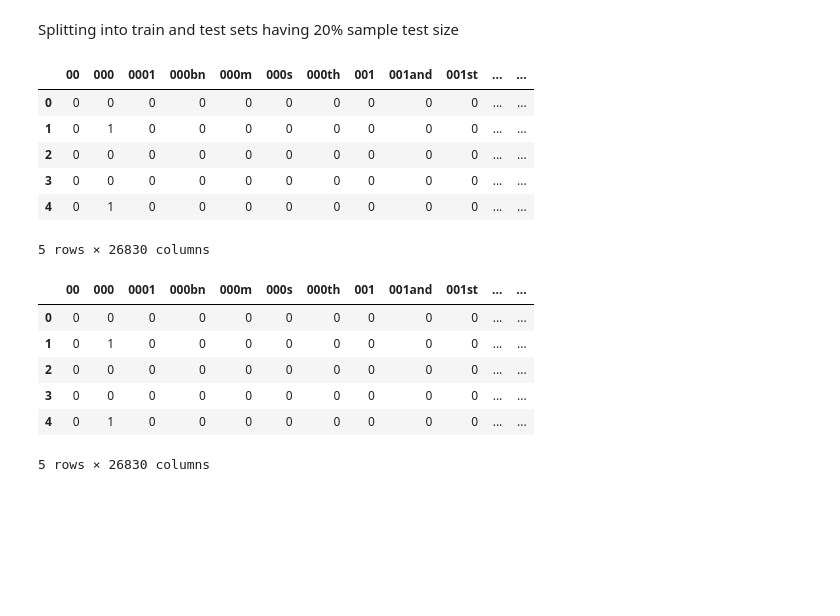
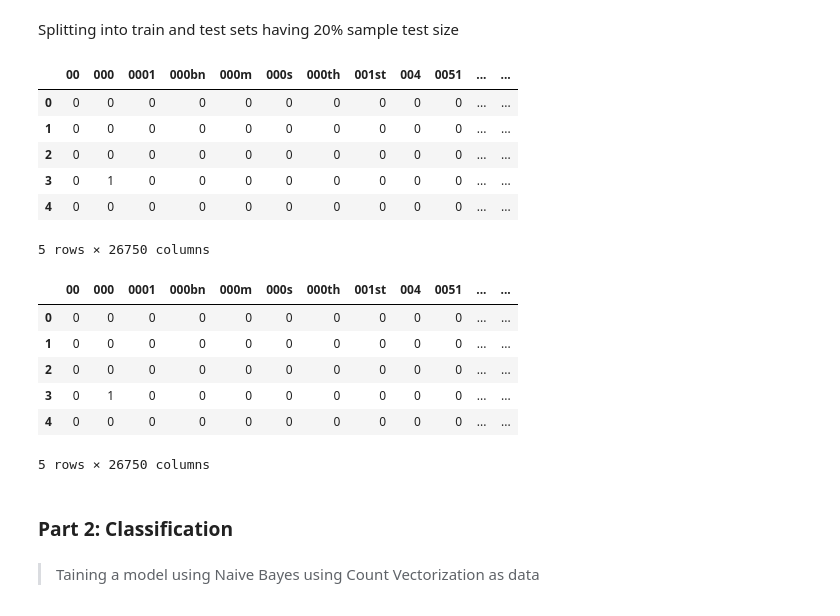
Before and after one commit to cogentdom/Text_Centroiding, a Jupyter notebook: Assgn5.ipynb, the cells around one changed output. Drawn from its saved outputs; the diff is of its cells as text; code cells hidden in the pictures; blank space fills up the shorter version.

```diff
--- a/Assgn5.ipynb
+++ b/Assgn5.ipynb
@@ -36,2 +40,6 @@ sns.countplot(x=articles['category'])
 # %% [markdown]
 **The distribution of each categorty represented graphically**
+# %%
+category_dict = {'business':0, 'entertainment':1, 'politics':2, 'sport':3, 'tech':4}
+articles['category_id'] = articles['category'].map(category_dict)
+articles.head()
@@ -38,32 +53,39 @@ sns.countplot(x=articles['category'])
+# %%
+X = articles['text']
+y = articles['category_id']
 # %%
-train, test = train_test_split(articles, test_size=0.2)
+X_train, X_test, y_train, y_test = train_test_split(X, y, test_size=0.2)
 # %% [markdown]
 Splitting into train and test sets having 20% sample test size
 # %%
-count_mod = CountVectorizer(stop_words='english')
-train_cm = count_mod.fit_transform(train['text'])
-test_cm = count_mod.transform(test['text'])
+count_vect = CountVectorizer(stop_words='english')
+X_train_count = count_vect.fit_transform(X_train)
+X_test_count = count_vect.transform(X_test)
 
-pd.DataFrame(train_cm.toarray(), columns=count_mod.get_feature_names()).head()
+pd.DataFrame(X_train_count.toarray(), columns=count_vect.get_feature_names()).head()
 # %% [output]
-|  | 00 | 000 | 0001 | 000bn | 000m | 000s | 000th | 001 | 001and | 001st | ... | ... |
+|  | 00 | 000 | 0001 | 000bn | 000m | 000s | 000th | 001st | 004 | 0051 | ... | ... |
 | 0 | 0 | 0 | 0 | 0 | 0 | 0 | 0 | 0 | 0 | 0 | ... | ... |
-| 1 | 0 | 1 | 0 | 0 | 0 | 0 | 0 | 0 | 0 | 0 | ... | ... |
+| 1 | 0 | 0 | 0 | 0 | 0 | 0 | 0 | 0 | 0 | 0 | ... | ... |
 | 2 | 0 | 0 | 0 | 0 | 0 | 0 | 0 | 0 | 0 | 0 | ... | ... |
-| 3 | 0 | 0 | 0 | 0 | 0 | 0 | 0 | 0 | 0 | 0 | ... | ... |
-| 4 | 0 | 1 | 0 | 0 | 0 | 0 | 0 | 0 | 0 | 0 | ... | ... |
+| 3 | 0 | 1 | 0 | 0 | 0 | 0 | 0 | 0 | 0 | 0 | ... | ... |
+| 4 | 0 | 0 | 0 | 0 | 0 | 0 | 0 | 0 | 0 | 0 | ... | ... |
-5 rows × 26830 columns
+5 rows × 26750 columns
 # %%
-tfidf_mod = TfidfVectorizer(stop_words='english')
-train_tfm = tfidf_mod.fit_transform(train['text'])
-test_tfm = _mod.transform(test['text'])
+tfidf_vect = CountVectorizer(stop_words='english')
+X_train_tfi = tfidf_vect.fit_transform(X_train)
+X_test_tfi = tfidf_vect.transform(X_test)
 
-pd.DataFrame(train_tfm.toarray(), columns=count_mod.get_feature_names()).head()
+pd.DataFrame(X_train_tfi.toarray(), columns=tfidf_vect.get_feature_names()).head()
 # %% [output]
-|  | 00 | 000 | 0001 | 000bn | 000m | 000s | 000th | 001 | 001and | 001st | ... | ... |
+|  | 00 | 000 | 0001 | 000bn | 000m | 000s | 000th | 001st | 004 | 0051 | ... | ... |
 | 0 | 0 | 0 | 0 | 0 | 0 | 0 | 0 | 0 | 0 | 0 | ... | ... |
-| 1 | 0 | 1 | 0 | 0 | 0 | 0 | 0 | 0 | 0 | 0 | ... | ... |
+| 1 | 0 | 0 | 0 | 0 | 0 | 0 | 0 | 0 | 0 | 0 | ... | ... |
 | 2 | 0 | 0 | 0 | 0 | 0 | 0 | 0 | 0 | 0 | 0 | ... | ... |
-| 3 | 0 | 0 | 0 | 0 | 0 | 0 | 0 | 0 | 0 | 0 | ... | ... |
-| 4 | 0 | 1 | 0 | 0 | 0 | 0 | 0 | 0 | 0 | 0 | ... | ... |
+| 3 | 0 | 1 | 0 | 0 | 0 | 0 | 0 | 0 | 0 | 0 | ... | ... |
+| 4 | 0 | 0 | 0 | 0 | 0 | 0 | 0 | 0 | 0 | 0 | ... | ... |
-5 rows × 26830 columns
+5 rows × 26750 columns
+# %% [markdown]
+### Part 2: Classification
+# %% [markdown]
+>Taining a model using Naive Bayes using Count Vectorization as data
```
Also changed, not shown: parts of 20 cells of this notebook.
